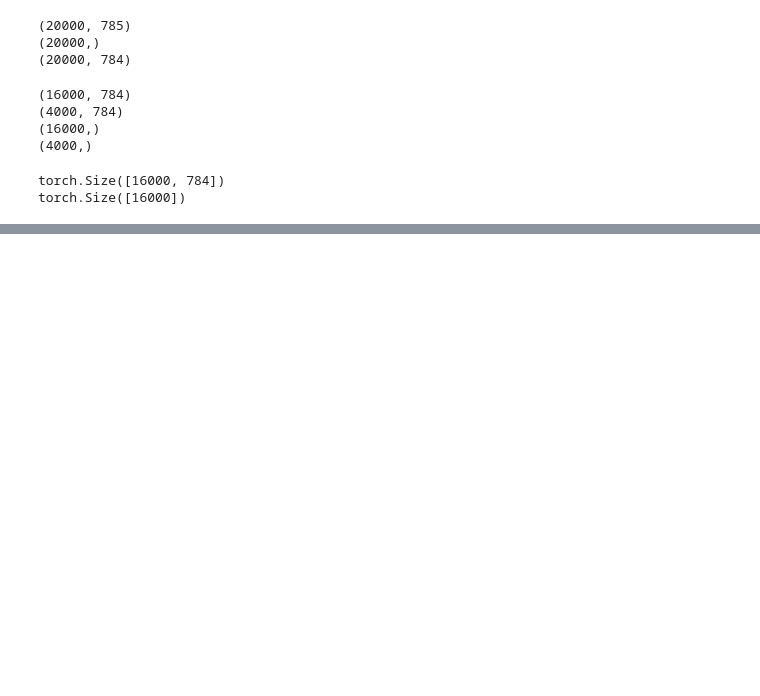
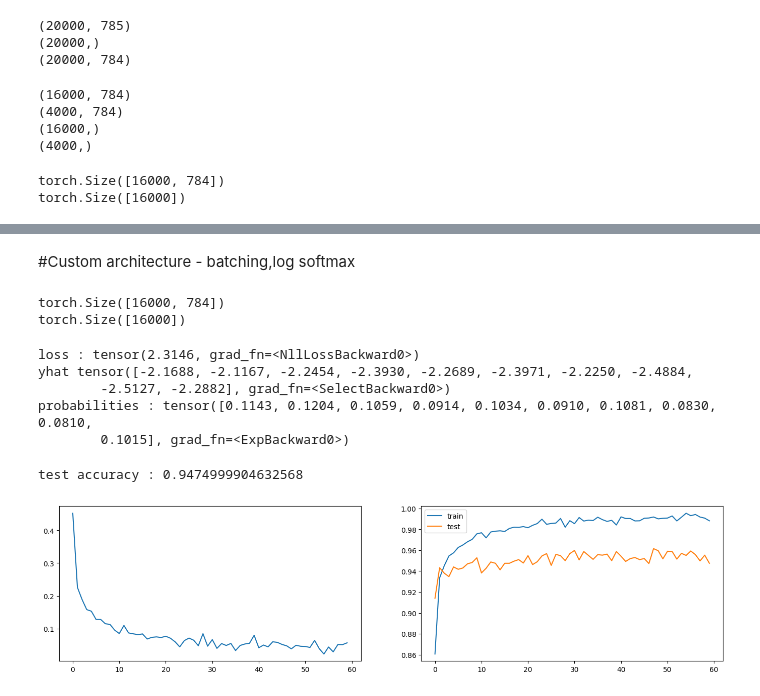
Before and after one commit to taruvaid/Fourier-Neural-Operators, a Jupyter notebook: image_classification_1.ipynb, the cells around one changed output, grey strips where cells are left out. Drawn from its saved outputs; the diff is of its cells as text; code cells hidden in the pictures; blank space fills up the shorter version.

```diff
--- a/image_classification_1.ipynb
+++ b/image_classification_1.ipynb
@@ -231,0 +409,12 @@ plt.tight_layout(rect = [0,0,1,.9])
+# %%
+numepochs = 2000
+trainAcc,testAcc,lossTraining = training_2 (train_loader,test_loader, mnist_model_1,lossfun,optimizer,numepochs)
+
+fig,ax = plt.subplots(1,2, figsize = (17,4))
+ax[0].plot(lossTraining)
+
+ax[1].plot(trainAcc)
+ax[1].plot(testAcc)
+ax[1].legend(["train","test"])
+
+print("test accuracy :", testAcc[-1])
@@ -231,0 +427,33 @@ plt.tight_layout(rect = [0,0,1,.9])
+# %% [markdown]
+#Custom architecture - batching,log softmax
+# %%
+data = np.loadtxt(open('/content/sample_data/mnist_train_small.csv','rb'),delimiter = ',')
+labels = data[:,0]
+data = data[:,1:]
+
+##normalize data
+dataNorm = data/np.max(data)
+
+#train-test split
+data_train, data_test, labels_train, labels_test = train_test_split(dataNorm,labels, train_size=0.8)
+
+#convert to tensor
+data_train_tensor = torch.tensor(data_train).float()
+data_test_tensor = torch.tensor(data_test).float()
+labels_train_tensor = torch.tensor(labels_train).long() ## long = int64
+labels_test_tensor = torch.tensor(labels_test).long() ## long = int64
+
+print(data_train_tensor.shape)
+print(labels_train_tensor.shape)
+
+#tensor dataset
+train_dataset = TensorDataset(data_train_tensor,labels_train_tensor)
+test_dataset = TensorDataset(data_test_tensor,labels_test_tensor)
+
+#dataloader
+batchsize = 32
+train_loader = DataLoader(train_dataset,batch_size = batchsize, shuffle = True,drop_last = True)
+test_loader = DataLoader(test_dataset,batch_size = test_dataset.tensors[0].shape[0])
+# %% [output]
+torch.Size([16000, 784])
+torch.Size([16000])
@@ -231,0 +486,18 @@ plt.tight_layout(rect = [0,0,1,.9])
+# %%
+## testing code
+net, lossfun, optimizer = mnist_custom()
+x,y = next(iter(train_loader))
+yhat = net(x)
+
+#print(yhat)
+loss = lossfun(yhat,y)
+print("loss :",loss)
+
+print("yhat",yhat[0])
+print("probabilities :",torch.exp(yhat[0]))
+# %% [output]
+loss : tensor(2.3146, grad_fn=<NllLossBackward0>)
+yhat tensor([-2.1688, -2.1167, -2.2454, -2.3930, -2.2689, -2.3971, -2.2250, -2.4884,
+        -2.5127, -2.2882], grad_fn=<SelectBackward0>)
+probabilities : tensor([0.1143, 0.1204, 0.1059, 0.0914, 0.1034, 0.0910, 0.1081, 0.0830, 0.0810,
+        0.1015], grad_fn=<ExpBackward0>)
@@ -231,0 +541,16 @@ plt.tight_layout(rect = [0,0,1,.9])
+# %%
+numepochs = 60
+net, lossfun, optimizer = mnist_custom()
+trainAcc,testAcc,lossTraining = training_2 (train_loader,test_loader, net,lossfun,optimizer,numepochs)
+
+fig,ax = plt.subplots(1,2, figsize = (17,4))
+ax[0].plot(lossTraining)
+
+ax[1].plot(trainAcc)
+ax[1].plot(testAcc)
+ax[1].legend(["train","test"])
+
+print("test accuracy :", testAcc[-1])
+# %% [output]
+test accuracy : 0.9474999904632568
+[figure, added]
```
Also changed, not shown: parts of 27 cells of this notebook.
